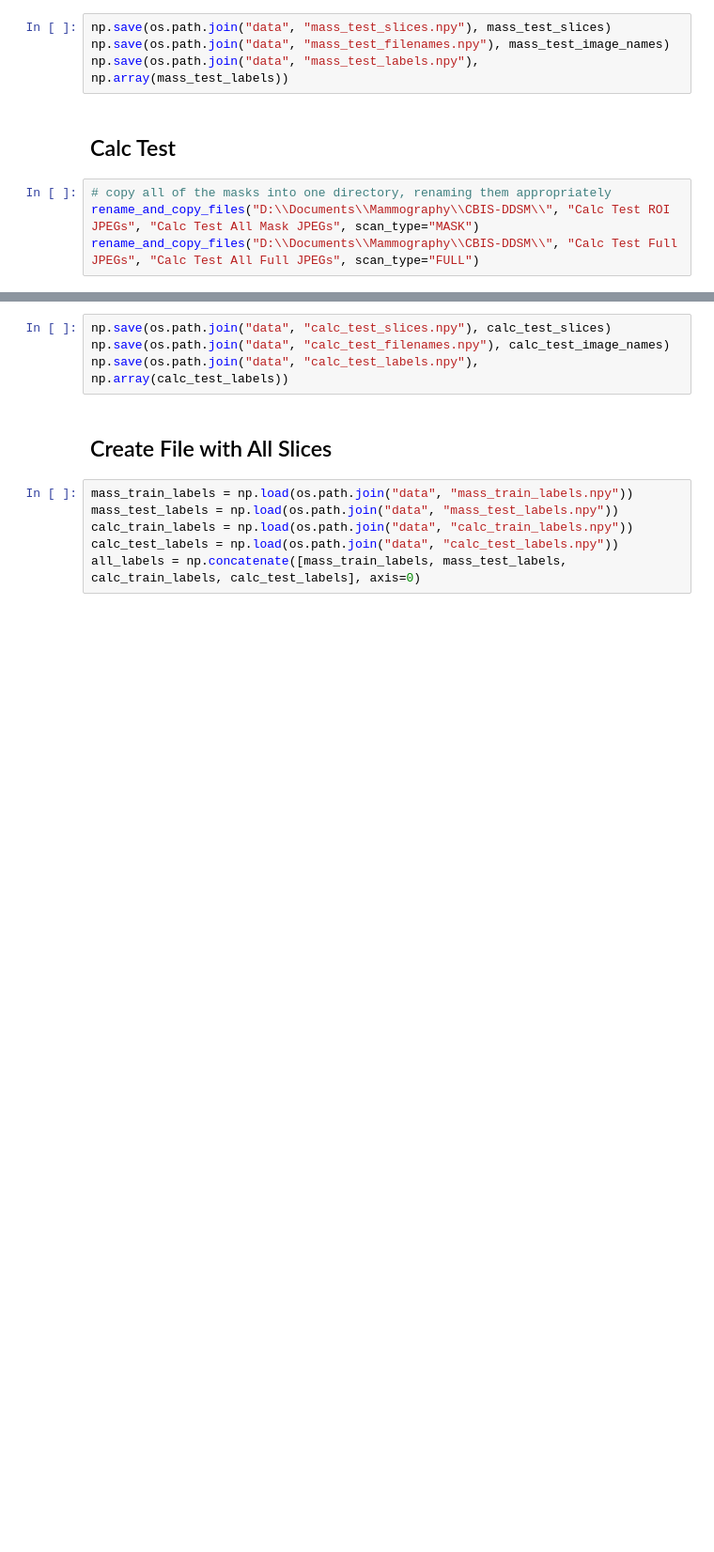
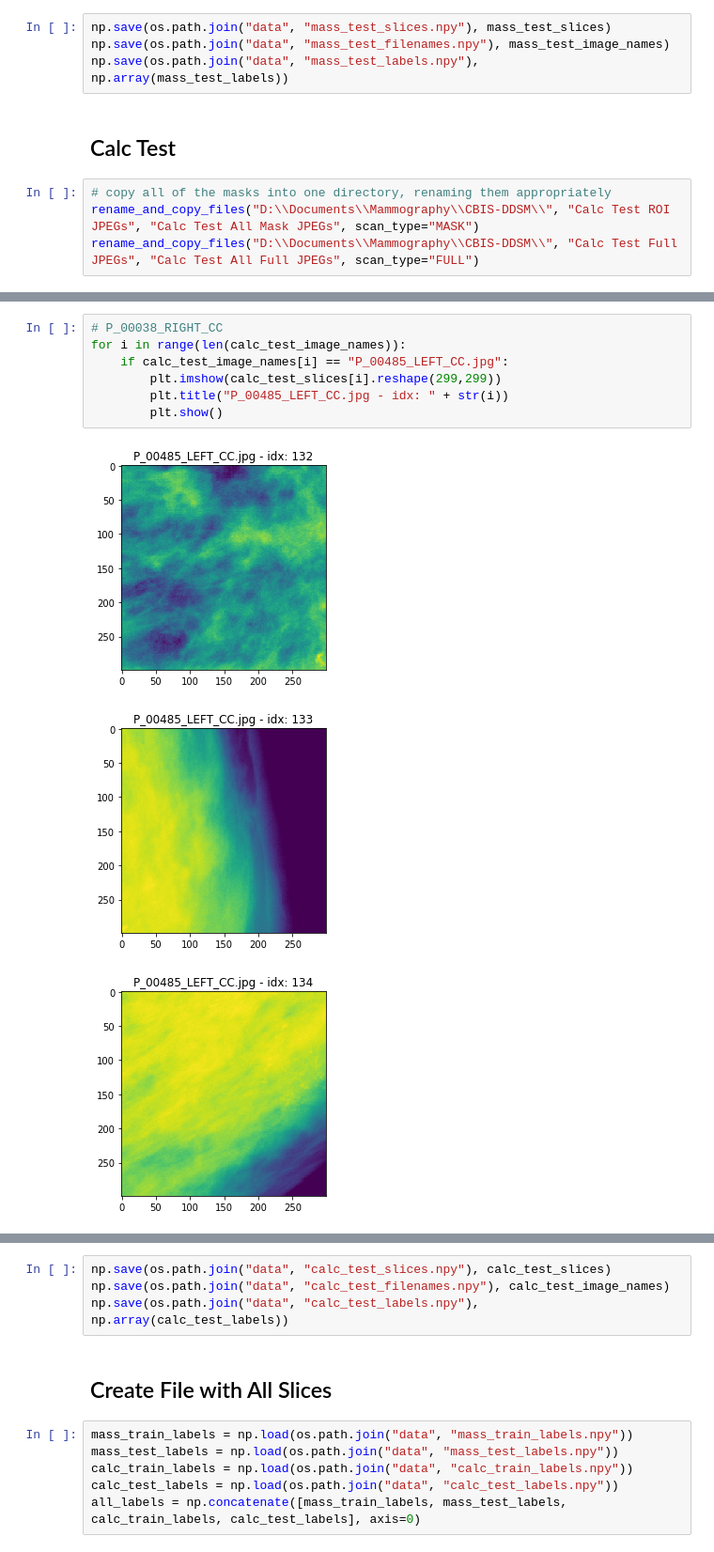
Before and after one commit to escuccim/mias-mammography, a Jupyter notebook: crop_cbis_images.ipynb, the cells around one changed output, grey strips where cells are left out. Shown at 94% size. Saved outputs shown, nothing was run; the diff lists cells and outputs as text; blank space fills up the shorter version.

```diff
--- a/crop_cbis_images.ipynb
+++ b/crop_cbis_images.ipynb
@@ -473,0 +546,11 @@ Calc Test File Name List: 464
+# %%
+# P_00038_RIGHT_CC
+for i in range(len(calc_test_image_names)):
+    if calc_test_image_names[i] == "P_00485_LEFT_CC.jpg":
+        plt.imshow(calc_test_slices[i].reshape(299,299))
+        plt.title("P_00485_LEFT_CC.jpg - idx: " + str(i))
+        plt.show()
+# %% [output]
+[figure, added]
+[figure, added]
+[figure, added]
```
Also changed, not shown: parts of 10 cells of this notebook, 4 other files.
